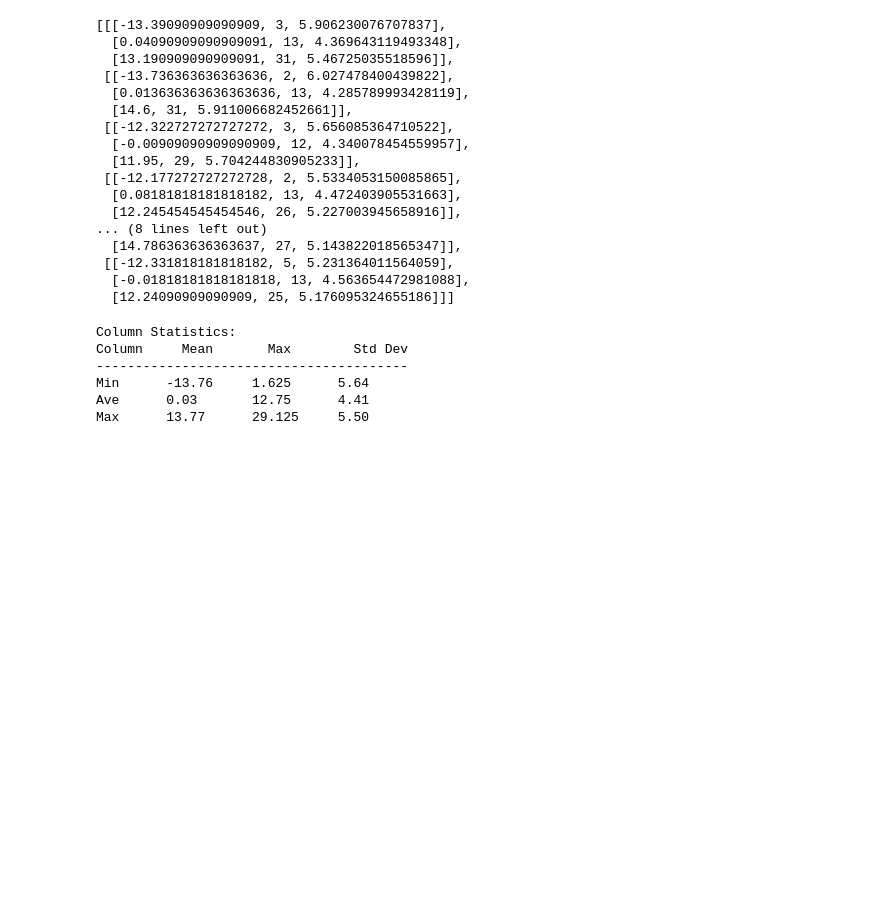
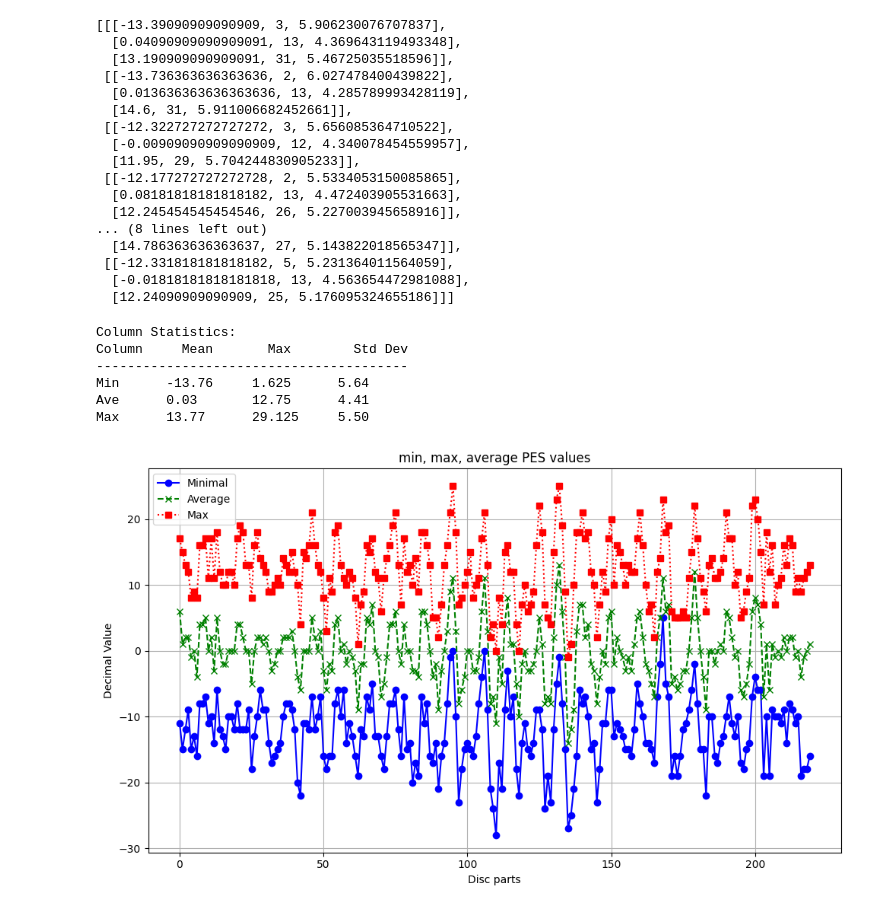
Before and after one commit to PelArtur/HDD-spy-device, a Jupyter notebook: PES/analysis.ipynb, the cells around one changed output. Drawn from its saved outputs; the diff is of its cells as text; code cells hidden in the pictures; blank space fills up the shorter version.

```diff
--- a/PES/analysis.ipynb
+++ b/PES/analysis.ipynb
@@ -126,8 +126,6 @@ def save_and_plot_dataset(dataset):
     """ Creates a DataFrame from the dataset, saves it, and creates a plot """
 
     df = pd.DataFrame(dataset, columns=['Minimal', 'Average', 'Max'])
-
-
 
     plt.figure(figsize=(10, 6))
 
@@ -144,9 +142,7 @@ def save_and_plot_dataset(dataset):
     plt.tight_layout()
     plt.show()
 
-    return df
-
-df = save_and_plot_dataset(dataset)
+save_and_plot_dataset(dataset)
 # %% [output]
 [figure]
 # %%
@@ -208,3 +204,7 @@ Column     Mean       Max        Std Dev
 Min      -13.76     1.625      5.64
 Ave      0.03       12.75      4.41
 Max      13.77      29.125     5.50
+# %%
+save_and_plot_dataset(dataset)
+# %% [output]
+[figure, added]
```
